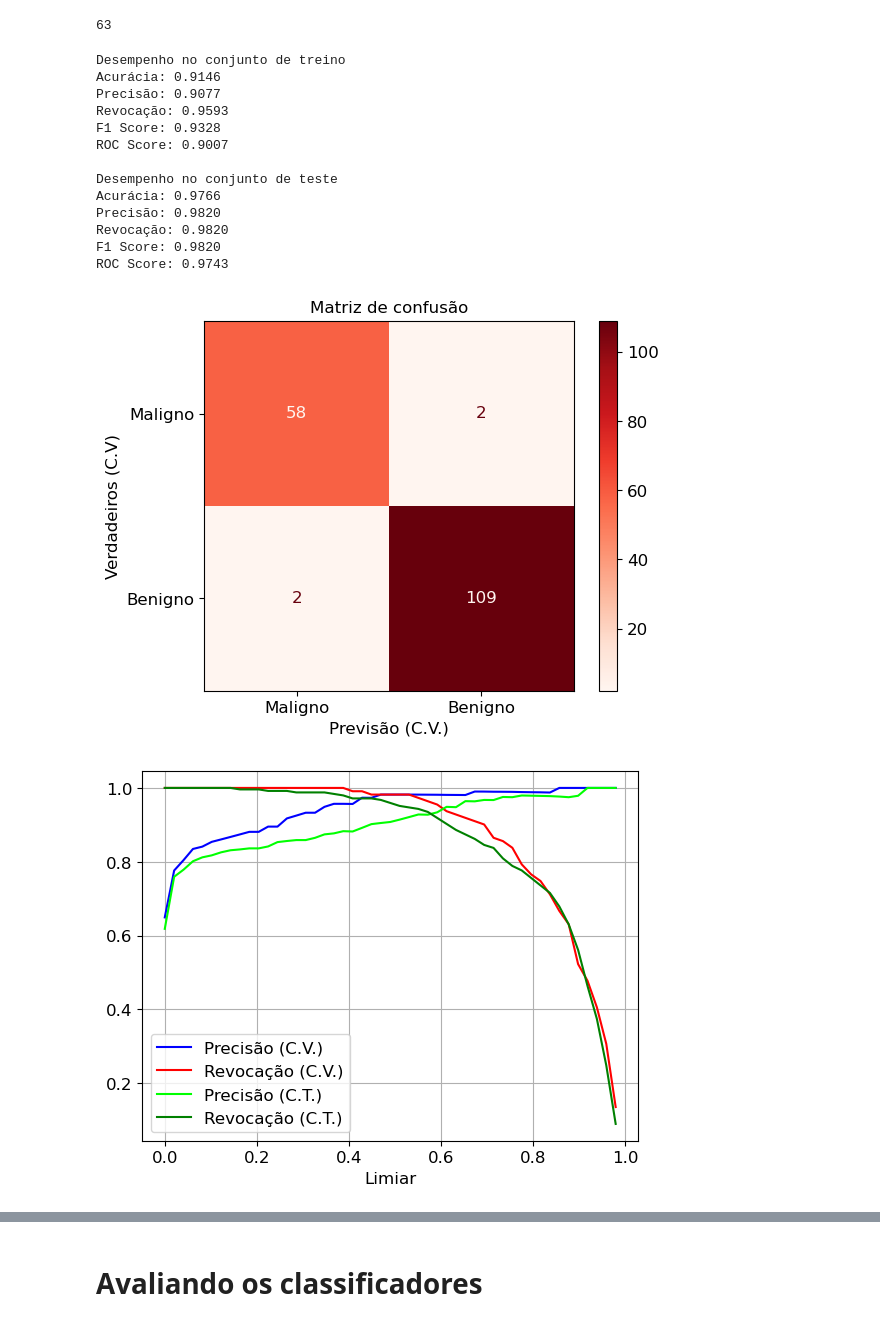
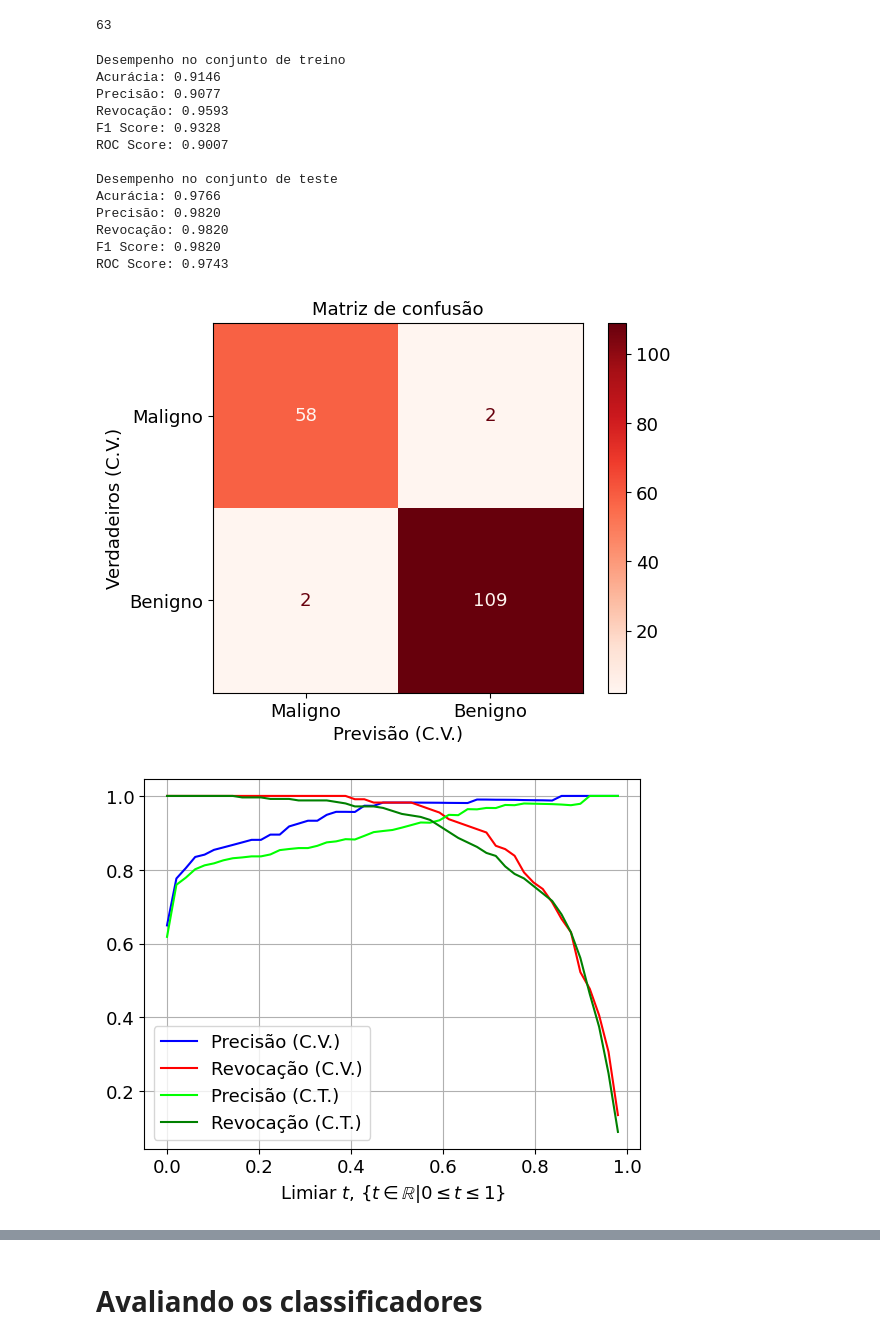
Before and after one commit to IIIL4KIII/MachineLearning, a Jupyter notebook: Projeto_MS571.ipynb, the cells around one changed output, grey strips where cells are left out. Drawn from its saved outputs; the diff is of its cells as text; code cells hidden in the pictures.

```diff
--- a/Projeto_MS571.ipynb
+++ b/Projeto_MS571.ipynb
@@ -139,9 +131,10 @@ plt.scatter(newxTest[newyTest==1]['mean radius'][Vn_test], newxTest[newyTest==1]
 plt.scatter(newxTest[newyTest==0]['mean radius'][Fn_test], newxTest[newyTest==0]['mean perimeter'][Fn_test], c='yellow', label='Falso Negativo', edgecolors='black')
 plt.scatter(newxTest[newyTest==1]['mean radius'][Fp_test], newxTest[newyTest==1]['mean perimeter'][Fp_test], c='lime', label='Falso Positivo', edgecolors='black')
 plt.legend()
-plt.xlabel("Raio médio")
-plt.ylabel("Perímetro médio")
+plt.xlabel("Raio médio (U.m.)")
+plt.ylabel("Perímetro médio (U.m.)")
 plt.grid()
-plt.savefig(fname='RadiusxPerimeter(G.B.).jpeg', format='jpeg', dpi=300)
+plt.rcParams['font.size']='13'
+plt.savefig(fname='RadiusxPerimeter(G.B.).jpeg', format='jpeg', dpi=600)
 plt.show()
 # %% [output]
@@ -230,13 +223,13 @@ for i in t[:-1]:
 
 plt.plot(t[:-1], Precision_test, label='Precisão (C.V.)', color='blue')
 plt.plot(t[:-1], Recall_test, label='Revocação (C.V.)', color='red')
-plt.plot(t[:-1], Precision_training, label='Precisão (C.T.)', color='lime')
-plt.plot(t[:-1], Recall_training, label='Revocação (C.T.)', color='green')
-plt.xlabel('Limiar', fontsize=12)
-plt.legend(fontsize=12)
+plt.plot(t[:-1], Precision_training, label='Precisão (C.T.)', color='green')
+plt.plot(t[:-1], Recall_training, label='Revocação (C.T.)', color='yellow')
+plt.xlabel('Limiar $t$, $\{t\in\mathbb{R}|0\leq t\leq 1\}$', fontsize=13)
+plt.legend(fontsize=13)
 plt.grid()
 plt.yticks(np.linspace(0.6, 1.0, 5))
-plt.rcParams['font.size']='12'
-plt.savefig(fname='Limiar(L.R.).jpeg', format='jpeg', dpi=300)
+plt.rcParams['font.size']='13'
+plt.savefig(fname='Limiar(L.R.).jpeg', format='jpeg', dpi=600)
 plt.show()
 # %% [output]
@@ -248,11 +241,11 @@ falsePos_train, truePos_train, thresholds_train = roc_curve(yTrain, f_training)
 
 plt.plot(falsePos_test, truePos_test, color='blue', label='Curva ROC (C.V.)')
 plt.plot(falsePos_train, truePos_train, color='red', label='Curva ROC (C.T.)')
-plt.xlabel("Taxa de Falsos Positivos", fontsize=12)
-plt.ylabel("Taxa de Verdadeiros Positivos", fontsize=12)
+plt.xlabel("Taxa de Falsos Positivos", fontsize=13)
+plt.ylabel("Taxa de Verdadeiros Positivos", fontsize=13)
 plt.legend(fontsize=12)
 plt.grid()
-plt.rcParams['font.size']='12'
-plt.savefig(fname='ROCurve(L.R.).jpeg', format='jpeg', dpi=300)
+plt.rcParams['font.size']='13'
+plt.savefig(fname='ROCurve(L.R.).jpeg', format='jpeg', dpi=600)
 plt.show()
 # %% [output]
@@ -275,6 +268,7 @@ plt.legend()
 plt.xlabel("Raio médio")
 plt.ylabel("Perímetro médio")
 plt.grid()
-plt.savefig(fname='RadiusxPerimeter(L.R.).jpeg', format='jpeg', dpi=300)
+plt.rcParams['font.size']='13'
+plt.savefig(fname='RadiusxPerimeter(L.R.).jpeg', format='jpeg', dpi=600)
 plt.show()
 # %% [output]
@@ -316,12 +310,12 @@ print(f'ROC Score: {roc_auc_score(yTest, clf.predict(xTest)):.4f}')
 label_names = ['Maligno', 'Benigno']
 disp_test = ConfusionMatrixDisplay(confusion_matrix=confusion_matrix(yTest, clf.predict(xTest)), display_labels=label_names)
 disp_test.plot(cmap='Reds', ax=plt.gca())
-plt.ylabel('Verdadeiros (C.V)', fontsize=12)
-plt.xlabel('Previsão (C.V.)', fontsize=12)
-plt.title('Matriz de confusão', fontsize=12)
-disp_test.ax_.set_xticklabels(disp_test.ax_.get_xticklabels(), fontsize=12)
-disp_test.ax_.set_yticklabels(disp_test.ax_.get_yticklabels(), fontsize=12)
-plt.savefig(fname='MatrizdeConfusão(S.V.M.).jpeg', format='jpeg', dpi=300)
+plt.ylabel('Verdadeiros (C.V.)', fontsize=13)
+plt.xlabel('Previsão (C.V.)', fontsize=13)
+plt.title('Matriz de confusão', fontsize=13)
+disp_test.ax_.set_xticklabels(disp_test.ax_.get_xticklabels(), fontsize=13)
+disp_test.ax_.set_yticklabels(disp_test.ax_.get_yticklabels(), fontsize=13)
+plt.savefig(fname='MatrizdeConfusão(S.V.M.).jpeg', format='jpeg', dpi=600)
 plt.show()
 # %% [output]
 Desempenho no conjunto de treino
@@ -337,35 +331,35 @@ Precisão: 0.9820
 Revocação: 0.9820
 F1 Score: 0.9820
 ROC Score: 0.9743
-[figure, old version]
+[figure, new version]
 # %%
 t = np.linspace(0, 1)
 Precision_test =[]
 Recall_test = []
 Precision_training =[]
 Recall_training = []
 
 f_test = 1/(1 + np.exp(-clf.decision_function(xTest)))
 f_training = 1/(1 + np.exp(-clf.decision_function(xTrain)))
 
 for i in t[:-1]:
     Precision_test.append(precision_score(yTest, f_test>=i))
     Recall_test.append(recall_score(yTest, f_test>=i))
     Precision_training.append(precision_score(yTrain, f_training>=i))
     Recall_training.append(recall_score(yTrain, f_training>=i))
 
 plt.plot(t[:-1], Precision_test, label='Precisão (C.V.)', color='blue')
 plt.plot(t[:-1], Recall_test, label='Revocação (C.V.)', color='red')
 plt.plot(t[:-1], Precision_training, label='Precisão (C.T.)', color='lime')
 plt.plot(t[:-1], Recall_training, label='Revocação (C.T.)', color='green')
-plt.xlabel('Limiar', fontsize=12)
-plt.legend(fontsize=12)
+plt.xlabel('Limiar $t$, $\{t\in\mathbb{R}|0\leq t\leq 1\}$', fontsize=13)
+plt.legend(fontsize=13)
 plt.grid()
-plt.rcParams['font.size']='12'
-plt.savefig(fname='Limiar(S.V.M.).jpeg', format='jpeg', dpi=300)
+plt.rcParams['font.size']='13'
+plt.savefig(fname='Limiar(S.V.M.).jpeg', format='jpeg', dpi=600)
 plt.show()
 # %% [output]
-[figure, old version]
+[figure, new version]
 # %%
 falsePos_test, truePos_test, thresholds_test = roc_curve(yTest, f_test)
 falsePos_train, truePos_train, thresholds_train = roc_curve(yTrain, f_training)
```
Also changed, not shown: parts of 16 cells of this notebook, 12 other files.
